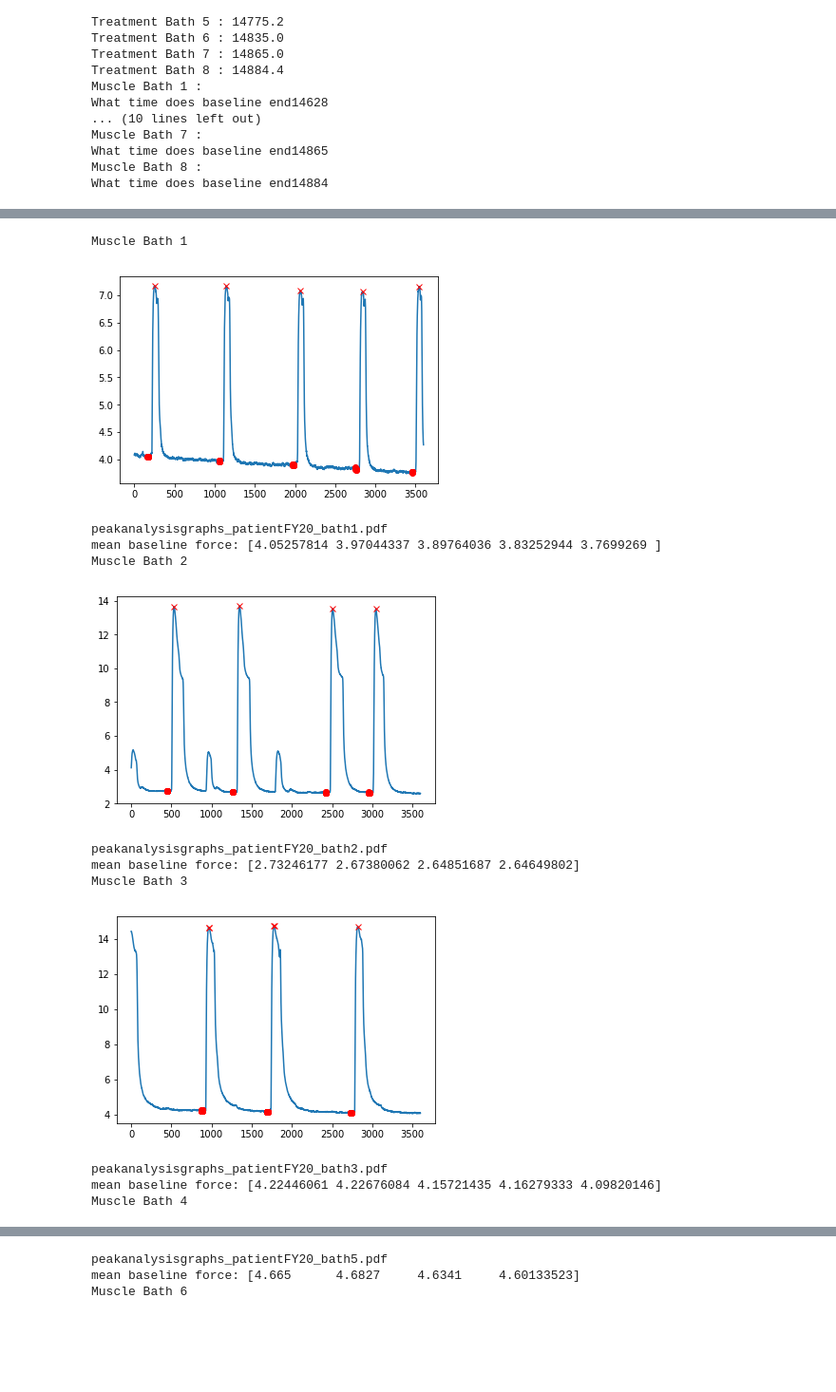
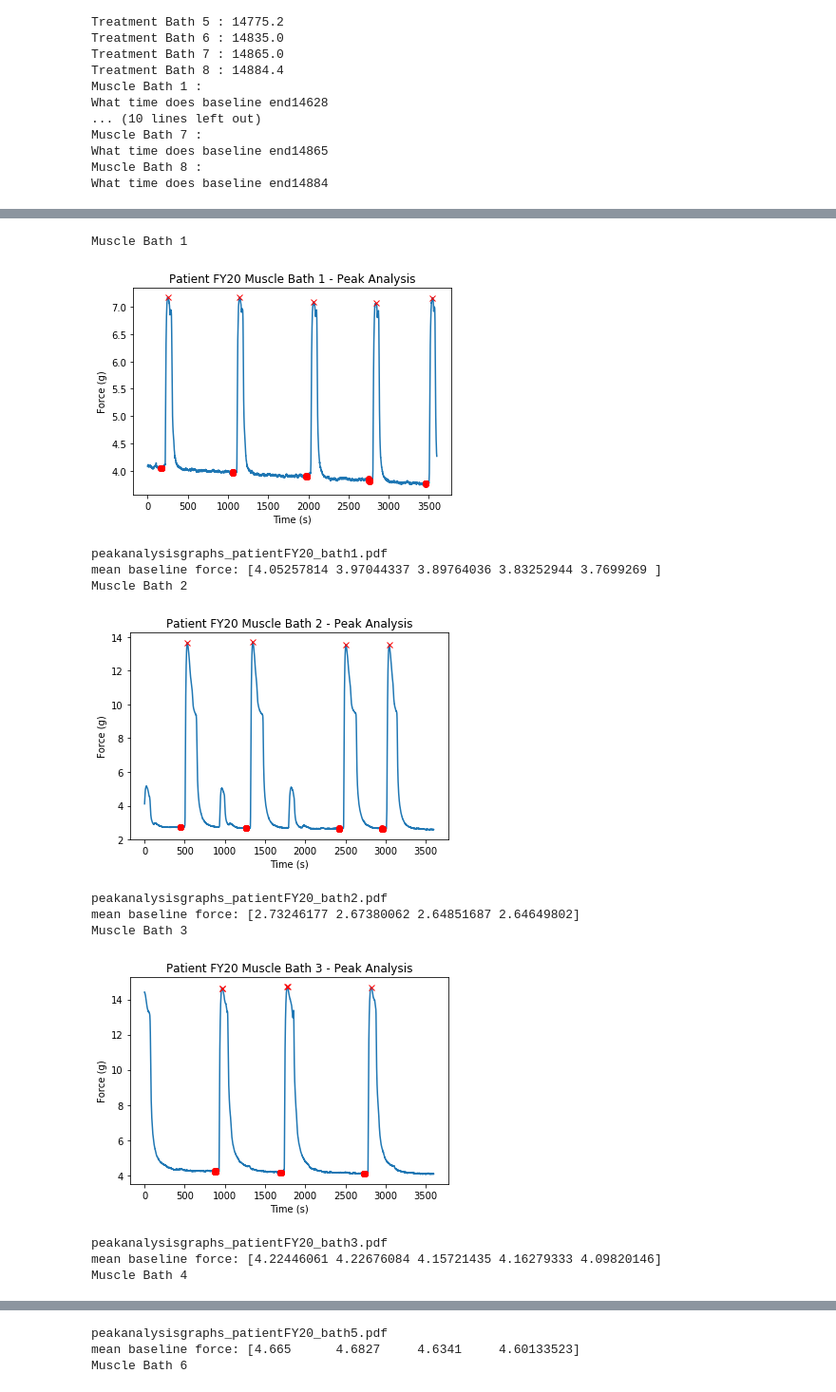
Before and after one commit to wupchurc/Muscle-Bath, a Jupyter notebook: Myometrial Contractility.ipynb, the cells around one changed output, grey strips where cells are left out. Shown at 95% size. Saved outputs shown, nothing was run; the diff lists cells and outputs as text; code cells hidden in the pictures; blank space fills up the shorter version.

```diff
--- a/Myometrial Contractility.ipynb
+++ b/Myometrial Contractility.ipynb
@@ -155,25 +151,30 @@ Muscle Bath 6
 # %%
-#loop through baths in reference dataframe
-    #for each bath listed in the reference file, find the max/min(local extreme) for the 1 hr of baseline in the muscle bath file
+#loop through muscle baths in reference dataframe
+    #for each bath listed in the reference file, find the local max
+    #for the 1 hr of baseline in the muscle bath file
     #ask when baseline ended for each bath and count backwords 1hr
-
-#find local max values
-#input the height cut off for peak analysis
+#create storage lists for outputs
 locmax_list = []
 fp_output_list = []
+#for loop for peak analysis
+#vary width variable for each study to tune the find_peaks function
+width_var = float(input("input the width variable for find_peaks function:"))
 for i in range(len(baseline_array_list)):
     bath = df_ref.iloc[i]["Bath Number"]
-#for bath in df_ref['Bath Number']:
     print("Muscle Bath",bath,":")
+    #input the height cut off for peak analysis
     cutoff = float(input("input peak height cutoff:"))
     #vary width variable for each study to tune the find_peaks function
-    #width_var = 8 for 2018_09_28_Myometrial_Contractility_Study_13_MB_1_8.tsv
-    #width_var = 35 for 2018_12_07_Myometrial_Contractility_Study_14_a.tsv
-    #width_var = 35 for 2018_12_13_Myometrial_Contractility_Study_15_MBa.tsv
-    #width_var = 40 for 2018_12_17_Myometrial_Contractility_Study_16_MBa.tsv
-    width_var = 25
+    #comment out width_var unless need to vary width for each bath
+    #width_var = float(input("input the width variable for find_peaks function:"))
     fp_output = find_peaks(np.array(baseline_array_list[(i)]),height = cutoff, width = width_var)
     locmax = np.array(baseline_array_list[(i)])[fp_output[0]]
     locmax_list.append(locmax)
     fp_output_list.append(fp_output)
+#width variable used for analysis of each study:
+#width_var = 8 for 2018_09_28_Myometrial_Contractility_Study_13_MB_1_8.tsv
+#width_var = 35 for 2018_12_07_Myometrial_Contractility_Study_14_a.tsv
+#width_var = 35 for 2018_12_13_Myometrial_Contractility_Study_15_MBa.tsv
+#width_var = 40 for 2018_12_17_Myometrial_Contractility_Study_16_MBa.tsv
+#width_var = 25 for 2019_01_28_Myometrial_Contractility_Study_17_MBa.tsv
 # %% [output]
@@ -218,7 +220,6 @@ templist = []
 #create an empty list to append array of baseline means
 base = []
 #loop through muscle baths
-#for bath in df_ref['Bath Number']:
 for x in range(len(df_ref)):
     bath = df_ref.iloc[x]["Bath Number"]
     #reset lists
@@ -230,7 +231,7 @@ for x in range(len(df_ref)):
     #loop through local max indices and calculate start point and end point for baseline calculation as an offset of this timepoint
     #store values in startlist and endlist
     for peak_time in locmax_indx_list[x]:
-        #vary start time and peak time in order to find proper baseline local min
+        #vary start time and end time in order to find proper baseline local min
         #starttime = peak_time-110
         #starttime = peak_time-180
         #starttime = peak_time-90
@@ -258,51 +259,45 @@ for x in range(len(df_ref)):
         if endtime < 0:
             endtime = 2
         startlist.append(starttime)
         endlist.append(endtime)
     #loop through contractions, calculate baseline values, assign values to spot in base_val_list
     for i in range(len(startlist)):
         baseline_values = peakutils.baseline(np.array(baseline_array_list[x])[startlist[i]:endlist[i]])
         base_val_list.append(baseline_values)
     #plot muscle baths with local min baseline and local max values highlighted
     f = plt.figure()
-
     plt.plot(np.array(baseline_array_list[x]))
-
-
+    plt.title("Patient "+list(df_ref['Patient'])[x]+" Muscle Bath "+str(bath)+" - Peak Analysis")
+    plt.ylabel("Force (g)")
+    plt.xlabel("Time (s)")
     for counter, base_data in enumerate(base_val_list):
         plt.plot(np.arange(startlist[counter],endlist[counter]),base_data,'ro')
     for counter, peak in enumerate(locmax_list[x]):
         plt.plot(locmax_indx_list[x][counter],peak,'rx')
-
     plt.show()
-
     savestring = "peakanalysisgraphs_" + "patient"+(list(df_ref['Patient'])[x])+"_"+"bath"+str(bath)+'.pdf'
-
     print(savestring)
     f.savefig(savestring,sep = '')
-
-
-
     #average local min baseline data
     for base_val in base_val_list:
         #altered code to calculate the minimum value of baseline instead of average*******
         templist.append(base_val.mean())
         #templist.append(base_val.min())
         base_mean_array = np.array(templist)
     print("mean baseline force:",base_mean_array)
     #store local min baseline data in list
     base.append(base_mean_array)
 # %% [output]
 Muscle Bath 1
-[figure, old version]
+[figure, new version]
 peakanalysisgraphs_patientFY20_bath1.pdf
 mean baseline force: [4.05257814 3.97044337 3.89764036 3.83252944 3.7699269 ]
 Muscle Bath 2
-[figure, old version]
+[figure, new version]
 peakanalysisgraphs_patientFY20_bath2.pdf
 mean baseline force: [2.73246177 2.67380062 2.64851687 2.64649802]
 Muscle Bath 3
-[figure, old version]
+[figure, new version]
 peakanalysisgraphs_patientFY20_bath3.pdf
 mean baseline force: [4.22446061 4.22676084 4.15721435 4.16279333 4.09820146]
 Muscle Bath 4
```
Also changed, not shown: parts of 12 cells of this notebook.
